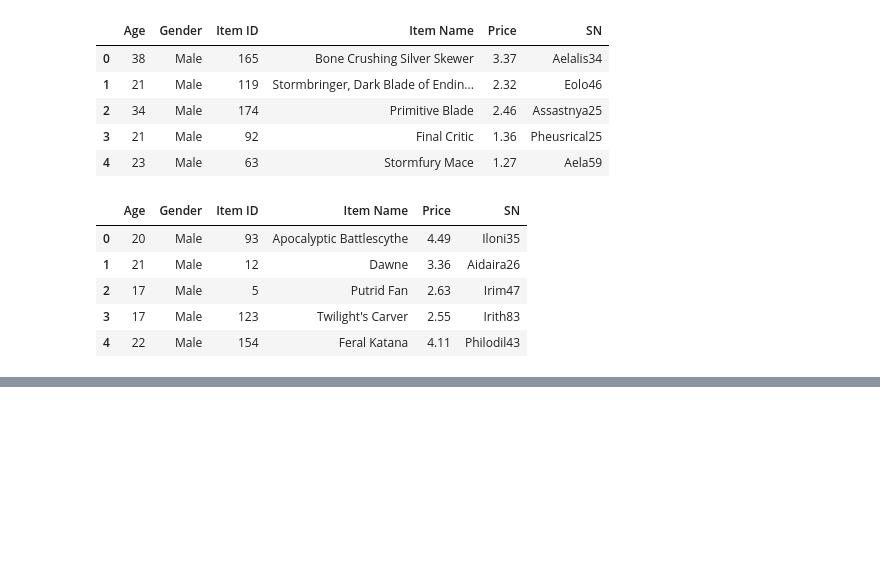
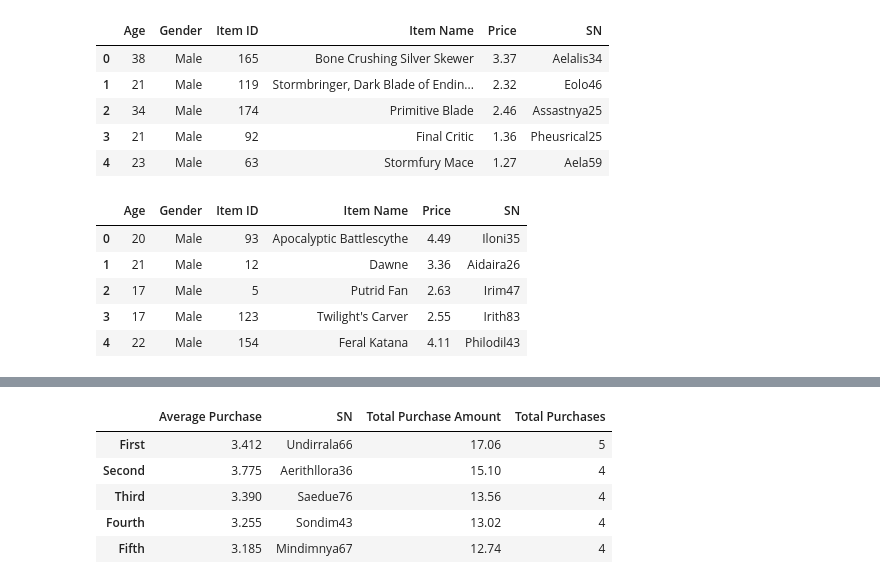
Before and after one commit to minckim1222/Analysis_of_fictional_ARPG, a Jupyter notebook: heroes_of_pymoli/Heroes_of_PyMoli.ipynb, the cells around one changed output, grey strips where cells are left out. Saved outputs shown, nothing was run; the diff lists cells and outputs as text; code cells hidden in the pictures; blank space fills up the shorter version.

```diff
--- a/heroes_of_pymoli/Heroes_of_PyMoli.ipynb
+++ b/heroes_of_pymoli/Heroes_of_PyMoli.ipynb
@@ -31,0 +367,46 @@ df2.head()
+# %%
+#find purchases per user
+undi = merged_df["SN"] == "Undirrala66"
+undi = merged_df[undi]["Item ID"].count()
+aeri = merged_df["SN"] == "Aerithllora36"
+aeri = merged_df[aeri]["Item ID"].count()
+saed = merged_df["SN"] == "Saedue76"
+saed = merged_df[saed]["Item ID"].count()
+sond = merged_df["SN"] == "Sondim43"
+sond = merged_df[sond]["Item ID"].count()
+mind = merged_df["SN"] == "Mindimnya67"
+mind = merged_df[mind]["Item ID"].count()
+# %%
+#find total values for each person
+undi_total = merged_df["SN"] == "Undirrala66"
+undi_total = merged_df[undi_total]["Price"].sum()
+aeri_total = merged_df["SN"] == "Aerithllora36"
+aeri_total = merged_df[aeri_total]["Price"].sum()
+saed_total = merged_df["SN"] == "Saedue76"
+saed_total = merged_df[saed_total]["Price"].sum()
+sond_total = merged_df["SN"] == "Sondim43"
+sond_total = merged_df[sond_total]["Price"].sum()
+mind_total = merged_df["SN"] == "Mindimnya67"
+mind_total = merged_df[mind_total]["Price"].sum()
+# %%
+#find averages
+undi_avg = undi_total / undi
+aeri_avg = aeri_total / aeri
+saed_avg = saed_total / saed
+sond_avg = sond_total / sond
+mind_avg = mind_total / mind
+# %%
+#make a df with all t his data
+spenders_data = {"SN" : ["Undirrala66","Aerithllora36","Saedue76","Sondim43","Mindimnya67"],
+                 "Total Purchases" : [undi,aeri,saed,sond,mind], "Total Purchase Amount" :
+                 [undi_total,aeri_total,saed_total,sond_total,mind_total],
+                 "Average Purchase" : [undi_avg,aeri_avg,saed_avg,sond_avg,mind_avg]}
+top_5_users_df = pd.DataFrame(spenders_data,index = ["First","Second","Third","Fourth","Fifth"])
+top_5_users_df
+# %% [output]
+|  | Average Purchase | SN | Total Purchase Amount | Total Purchases |
+| First | 3.412 | Undirrala66 | 17.06 | 5 |
+| Second | 3.775 | Aerithllora36 | 15.10 | 4 |
+| Third | 3.390 | Saedue76 | 13.56 | 4 |
+| Fourth | 3.255 | Sondim43 | 13.02 | 4 |
+| Fifth | 3.185 | Mindimnya67 | 12.74 | 4 |
```
Also changed, not shown: parts of 49 cells of this notebook.
